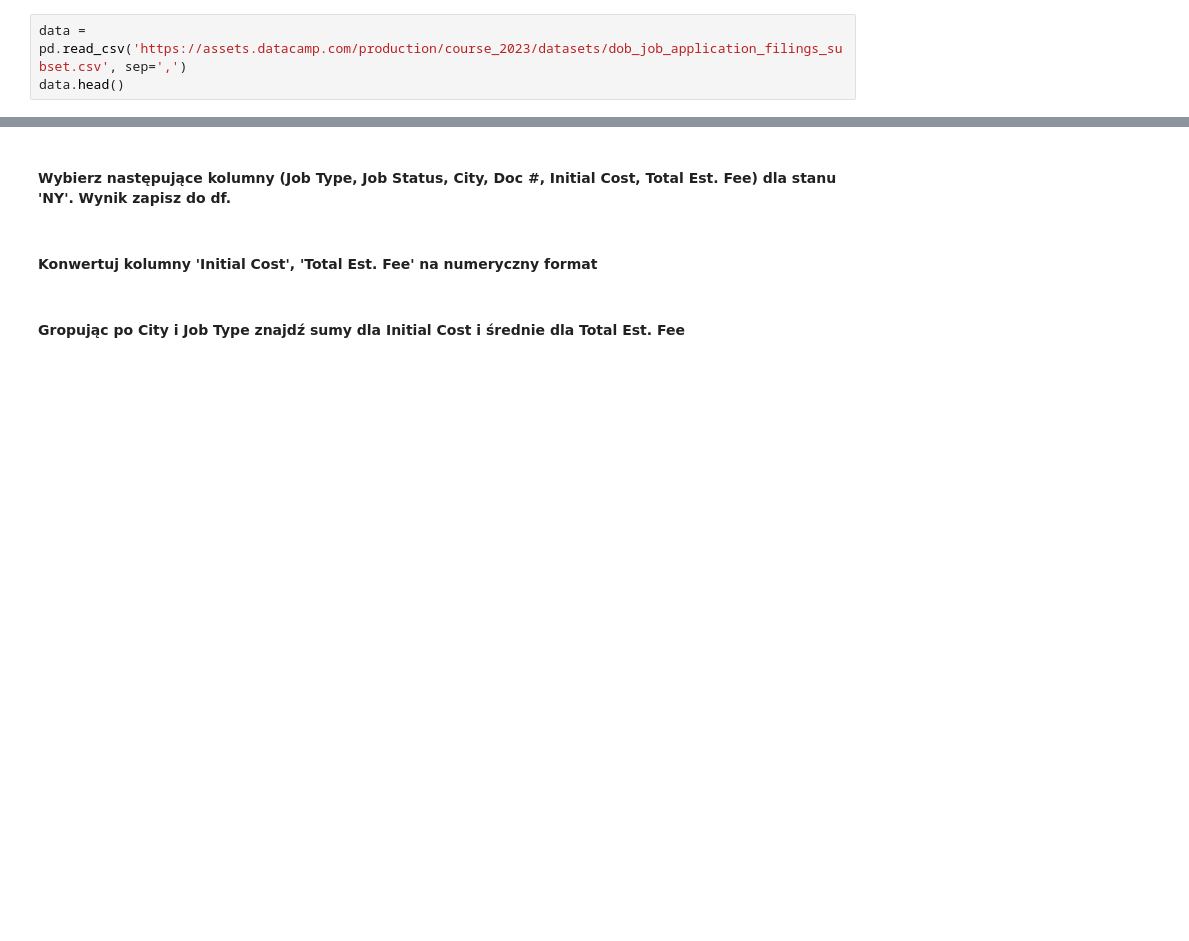
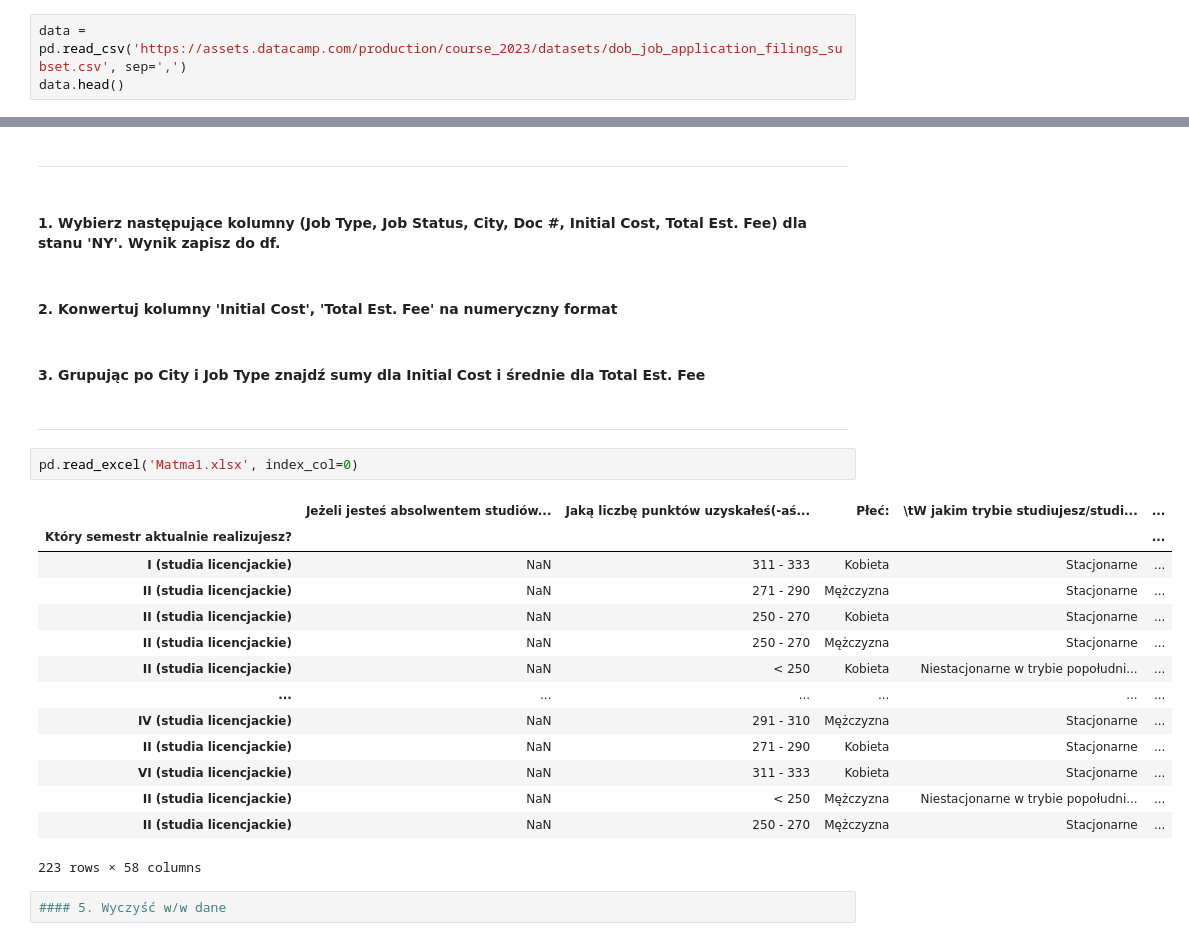
Before and after one commit to MichalKorzycki/WarsztatPythonDataScience, a Jupyter notebook: SKN Statystyki - Python 5.ipynb, the cells around one changed output, grey strips where cells are left out. Drawn from its saved outputs; the diff is of its cells as text; blank space fills up the shorter version.

```diff
--- a/SKN Statystyki - Python 5.ipynb
+++ b/SKN Statystyki - Python 5.ipynb
@@ -295,6 +351,29 @@ data.head()
+# %% [markdown]
+---
 # %% [markdown]
-#### Wybierz następujące kolumny (Job Type, Job Status, City, Doc #, Initial Cost, Total Est. Fee)  dla stanu 'NY'. Wynik zapisz do df.
+#### 1. Wybierz następujące kolumny (Job Type, Job Status, City, Doc #, Initial Cost, Total Est. Fee)  dla stanu 'NY'. Wynik zapisz do df.
 # %% [markdown]
-#### Konwertuj kolumny 'Initial Cost', 'Total Est. Fee' na numeryczny format
+#### 2. Konwertuj kolumny 'Initial Cost', 'Total Est. Fee' na numeryczny format
 # %% [markdown]
-#### Gropując po City i Job Type znajdź sumy dla Initial Cost i średnie dla Total Est. Fee
+#### 3. Grupując po City i Job Type znajdź sumy dla Initial Cost i średnie dla Total Est. Fee
+# %% [markdown]
+---
+# %%
+pd.read_excel('Matma1.xlsx', index_col=0)
+# %% [output]
+|  | Jeżeli jesteś absolwentem studiów... | Jaką liczbę punktów uzyskałeś(-aś... | Płeć: | \tW jakim trybie studiujesz/studi... | ... |
+| Który semestr aktualnie realizujesz? |  |  |  |  | ... |
+| I (studia licencjackie) | NaN | 311 - 333 | Kobieta | Stacjonarne | ... |
+| II (studia licencjackie) | NaN | 271 - 290 | Mężczyzna | Stacjonarne | ... |
+| II (studia licencjackie) | NaN | 250 - 270 | Kobieta | Stacjonarne | ... |
+| II (studia licencjackie) | NaN | 250 - 270 | Mężczyzna | Stacjonarne | ... |
+| II (studia licencjackie) | NaN | < 250 | Kobieta | Niestacjonarne w trybie popołudni... | ... |
+| ... | ... | ... | ... | ... | ... |
+| IV (studia licencjackie) | NaN | 291 - 310 | Mężczyzna | Stacjonarne | ... |
+| II (studia licencjackie) | NaN | 271 - 290 | Kobieta | Stacjonarne | ... |
+| VI (studia licencjackie) | NaN | 311 - 333 | Kobieta | Stacjonarne | ... |
+| II (studia licencjackie) | NaN | < 250 | Mężczyzna | Niestacjonarne w trybie popołudni... | ... |
+| II (studia licencjackie) | NaN | 250 - 270 | Mężczyzna | Stacjonarne | ... |
+223 rows × 58 columns
+# %%
+#### 5. Wyczyść w/w dane
```
Also changed, not shown: parts of 28 cells of this notebook, 1 other file.
